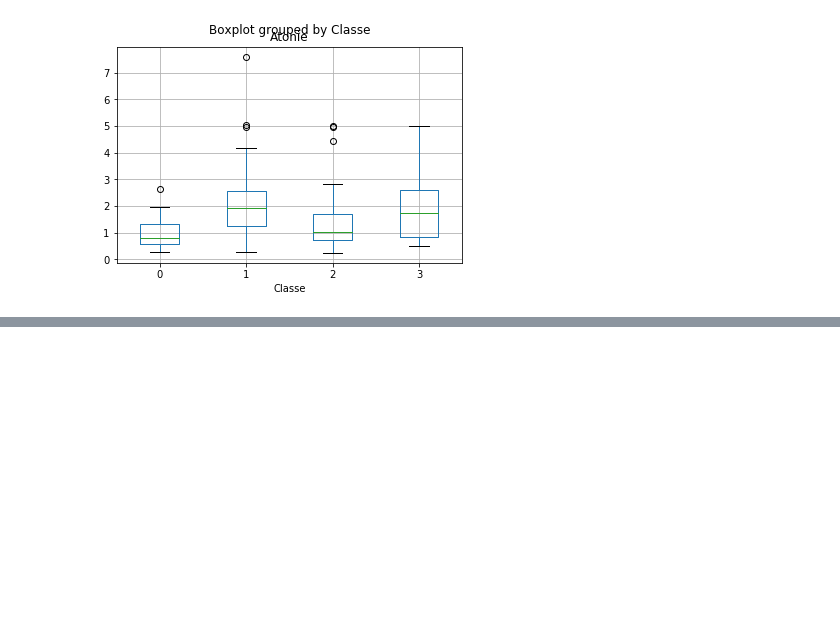
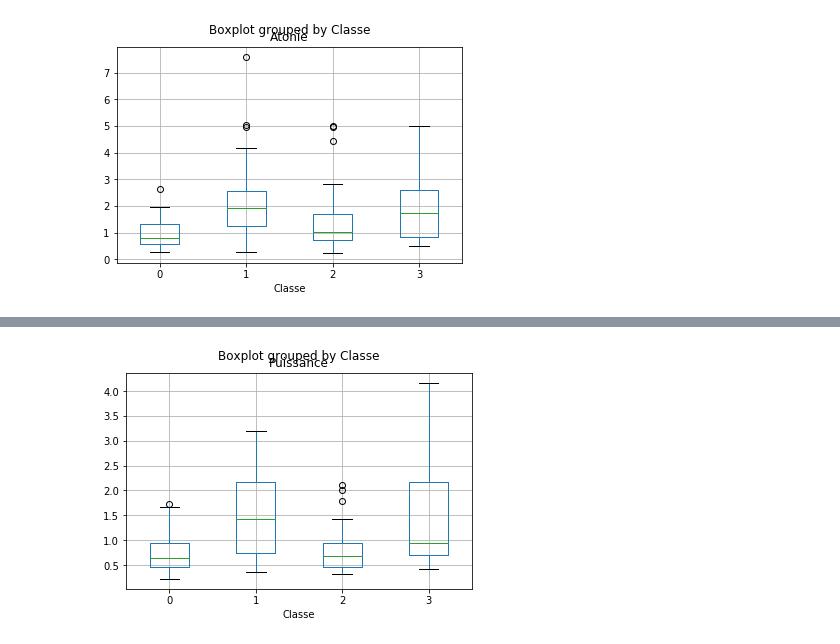
Before and after one commit to amandinebru/Projet_Parkinson, a Jupyter notebook: Stat_descriptives.ipynb, the cells around one changed output, grey strips where cells are left out. Cells and saved outputs as stored; diff of their text form; code cells hidden in the pictures; blank space fills up the shorter version.

```diff
--- a/Stat_descriptives.ipynb
+++ b/Stat_descriptives.ipynb
@@ -87,0 +98,5 @@ plt.show()
+# %%
+data.boxplot(column="Puissance",by="Classe")
+plt.show()
+# %% [output]
+[figure, added]
```
Also changed, not shown: parts of 2 cells of this notebook.
